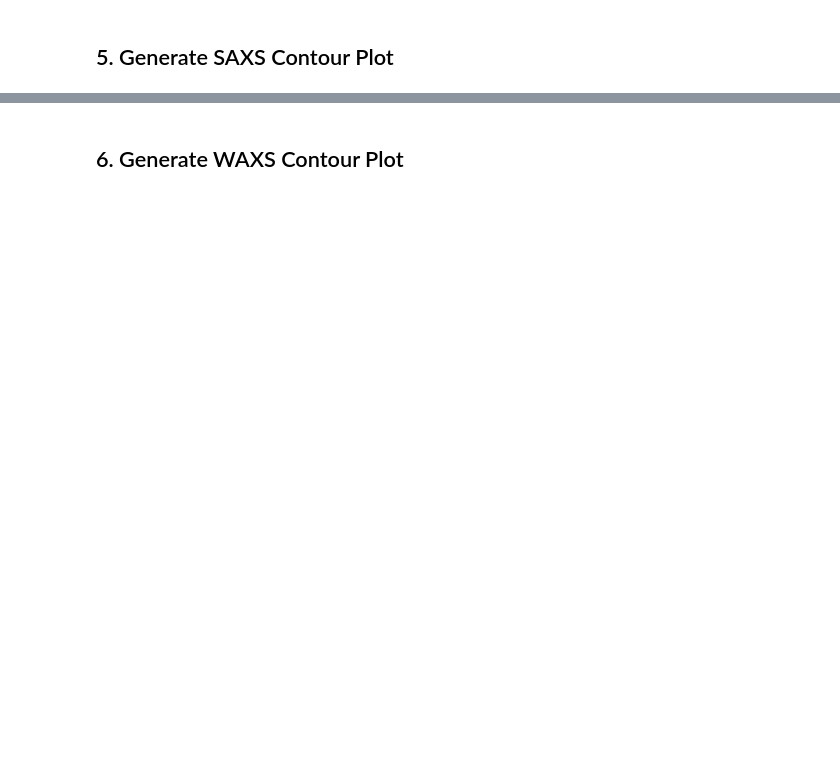
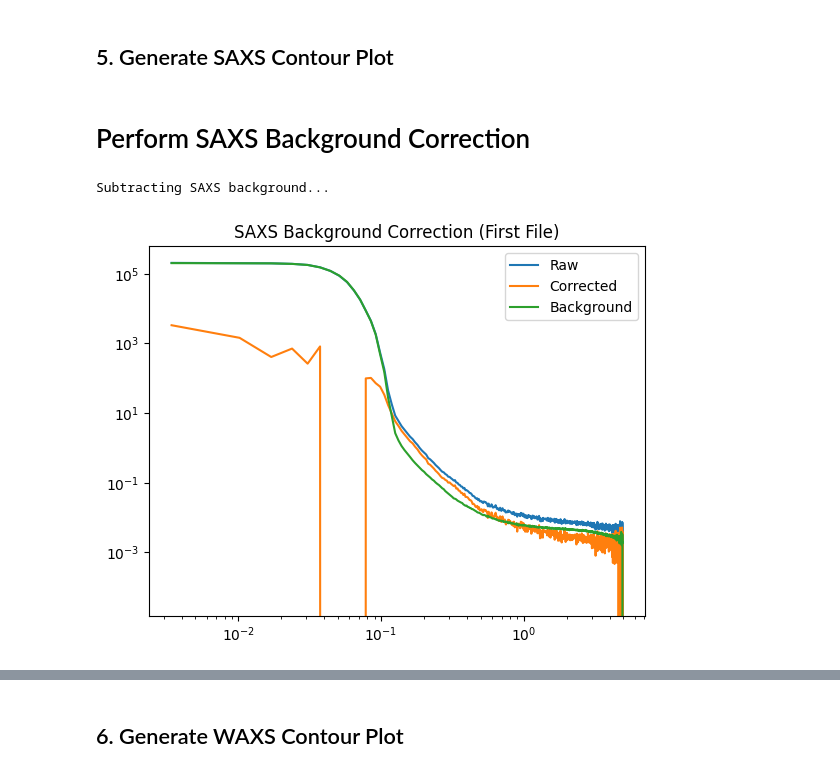
Before and after one commit to PronoyDutta/SAXS_WAXS, a Jupyter notebook: Final_Notebooks/main_analysis.ipynb, the cells around one changed output, grey strips where cells are left out. Drawn from its saved outputs; the diff is of its cells as text; code cells hidden in the pictures; blank space fills up the shorter version.

```diff
--- a/Final_Notebooks/main_analysis.ipynb
+++ b/Final_Notebooks/main_analysis.ipynb
@@ -68,0 +150,16 @@ FileNotFoundError: [Errno 2] No such file or directory: 'e:\\Github_repositories
+# %%
+# Load Backgrounds into all_data (if using INDIVIDUAL files)
+if sample_settings['Data_Format'].lower() == 'individual':
+    if pd.notna(sample_settings.get('Empty_Dir_SAXS')):
+        empty_saxs_dict = read_background_directory(sample_settings['Empty_Dir_SAXS'], '*_0_*.dat')
+        if empty_saxs_dict and len(empty_saxs_dict) > 0:
+            all_data['Background_SAXS'] = list(empty_saxs_dict.values())[0]
+            print(f"Loaded SAXS background from {sample_settings['Empty_Dir_SAXS']}")
+
+    if pd.notna(sample_settings.get('Empty_Dir_WAXS')):
+        empty_waxs_dict = read_background_directory(sample_settings['Empty_Dir_WAXS'], '*_1_*.dat')
+        if empty_waxs_dict and len(empty_waxs_dict) > 0:
+            all_data['Background_WAXS'] = list(empty_waxs_dict.values())[0]
+            print(f"Loaded WAXS background from {sample_settings['Empty_Dir_WAXS']}")
+else:
+    print("Backgrounds already loaded from HDF5.")
@@ -87,0 +185,25 @@ contourplot(
+# %% [markdown]
+# Perform SAXS Background Correction
+# %%
+
+if all_data.get('Background_SAXS') is not None:
+    print("Subtracting SAXS background...")
+    corrected_saxs = subtract_background(all_data['SAXS'], all_data['Background_SAXS'])
+    # Plot an example to verify
+    import matplotlib.pyplot as plt
+    plt.figure()
+    idx = list(corrected_saxs.keys())[0]
+    plt.plot(10 * all_data['SAXS'][idx].iloc[:,0], all_data['SAXS'][idx].iloc[:,1], label="Raw")
+    plt.plot(10 * corrected_saxs[idx].iloc[:,0], corrected_saxs[idx].iloc[:,1], label="Corrected")
+    plt.plot(10 * all_data['Background_SAXS'].iloc[:,0], all_data['Background_SAXS'].iloc[:,1], label="Background")
+    plt.xscale('log')
+    plt.yscale('log')
+    plt.legend()
+    plt.title("SAXS Background Correction (First File)")
+    plt.show()
+else:
+    print("No SAXS background found to subtract.")
+    corrected_saxs = all_data['SAXS']
+# %% [output]
+Subtracting SAXS background...
+[figure, added]
```
Also changed, not shown: parts of 13 cells of this notebook, 4 other files.
